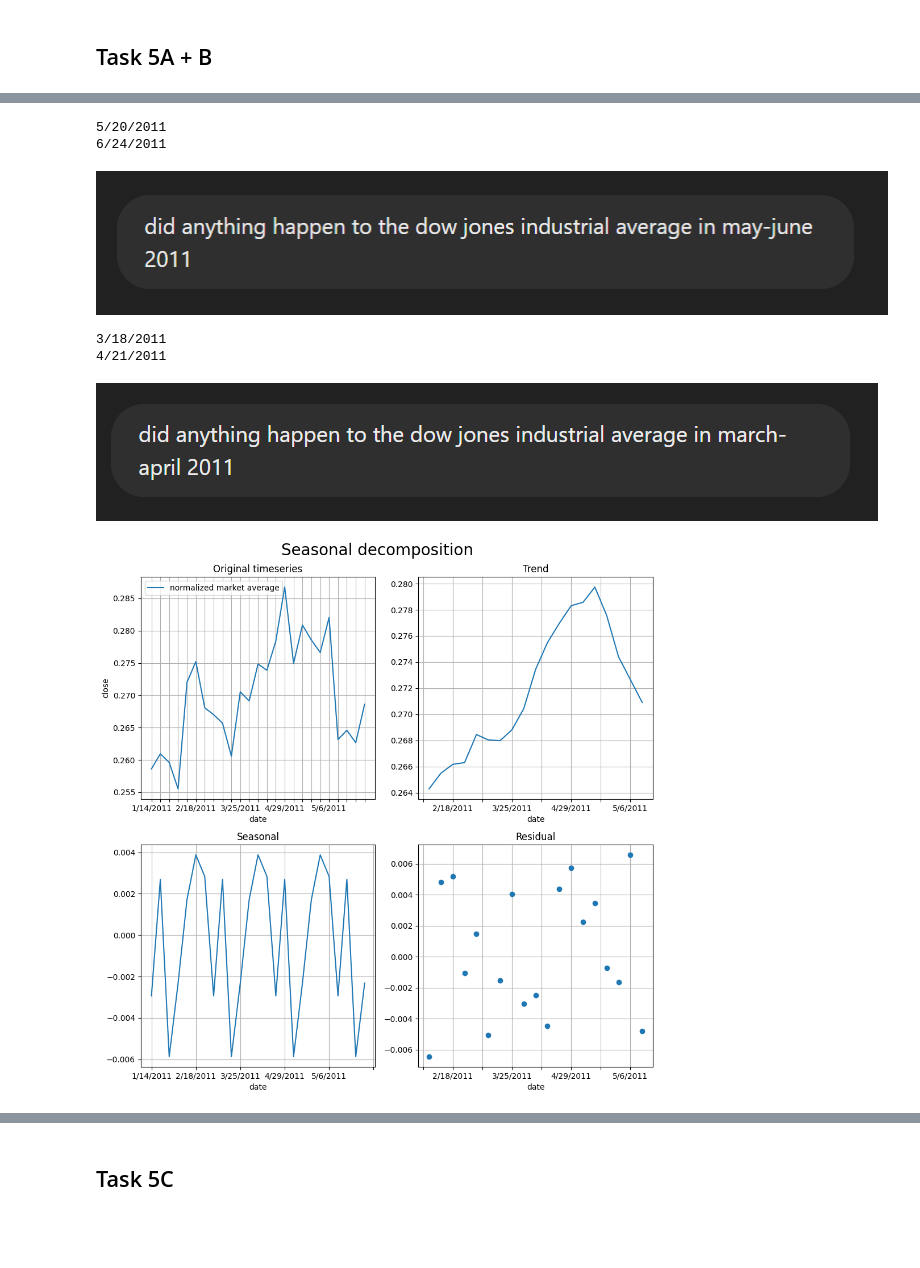
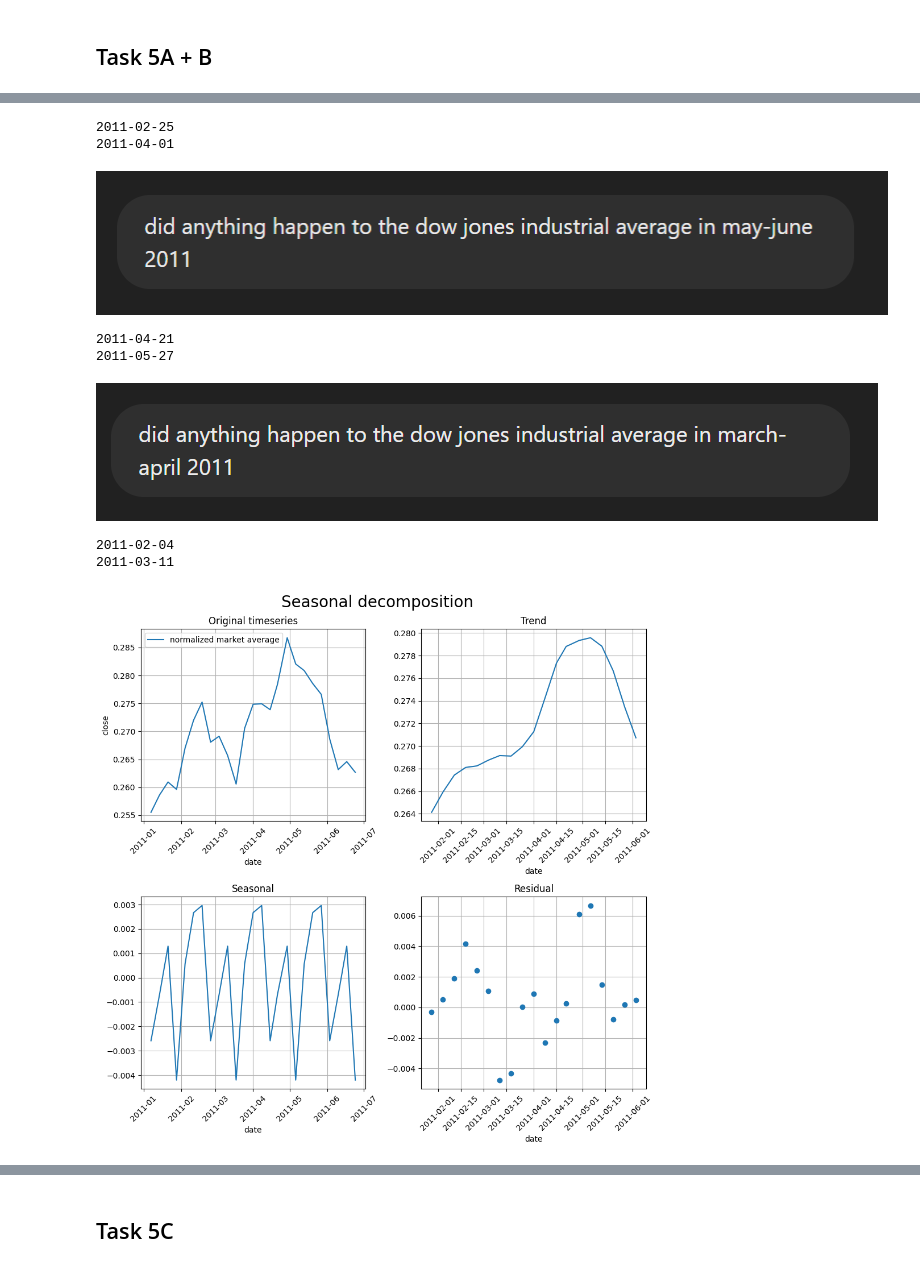
Before and after one commit to Victor-L-Almgren/Collaboration-Repo, a Jupyter notebook: Victor.ipynb, the cells around one changed output, grey strips where cells are left out. Drawn from its saved outputs; the diff is of its cells as text; code cells hidden in the pictures; blank space fills up the shorter version.

```diff
--- a/Victor.ipynb
+++ b/Victor.ipynb
@@ -34,22 +36,20 @@ dow_jones = dow_jones.assign(close=scaled_data)
 close_df = dow_jones[['date', 'close']]
 close_df = close_df.groupby(by=['date']).mean()
 
+close_df = close_df.reset_index()
+close_df = close_df.assign(date = [datetime.strptime(date_str, '%m/%d/%Y').date() for date_str in close_df['date']])
+close_df = close_df.set_index(close_df['date'])
+close_df = close_df.drop(columns=['date'])
+close_df = close_df.sort_index()
+
+
 # Summarizing the data
 display(close_df.describe())
 
 # Plotting the timeseries
-i = 0
-dates_to_plot = []
-for date in close_df.index:
-    if i % 5 == 0 or i == len(close_df.index):
-        dates_to_plot.append(date)
-    else:
-        dates_to_plot.append('')
-    i+=1
-
 
 fig, ax = plt.subplots(1,1, figsize = (10, 5))
-sns.lineplot(data=close_df, x=close_df.index, y='close', ax=ax, label='Normalized market average closing price').set_xticklabels(dates_to_plot)
+sns.lineplot(data=close_df, x='date', y='close', ax=ax, label='Normalized market average closing price')
 ax.legend()
 ax.set_xlabel('Week')
 ax.grid()
@@ -140,6 +146,7 @@ Image(filename='Images\chatgpt_prompt1.png')
 # Found these market reports to explain the market:
 
 # https://www.arkansasonline.com/news/2011/jun/10/stocks-rise-1st-time-june-20110610/?utm_source=chatgpt.com
+# https://www.marketwatch.com/story/us-stocks-decline-as-investors-mull-quakes-impact-djia-off-118-2011-03-14?utm_source=chatgpt.com
 
 
 # The stock market broke a six-day losing streak on Thursday, June 9, 2011, with the Dow Jones Industrial Average rising 75.42 points (0.6%)
@@ -153,8 +160,8 @@ Image(filename='Images\chatgpt_prompt1.png')
 # Despite the rebound, concerns lingered over high unemployment claims, Japan's earthquake impact, and Greece's debt crisis, which had been
 # weighing on markets since mid-April. Consolidated trading volume was 3.5 billion shares, with nearly twice as many stocks rising as falling.
 # %% [output]
-5/20/2011
-6/24/2011
+2011-02-25
+2011-04-01
 [figure]
 # %%
 # Anomaly period 2 explanation
@@ -169,6 +176,7 @@ Image(filename='Images\chapgpt_prompt2.png')
 
 # https://www.publishersweekly.com/pw/by-topic/industry-news/financial-reporting/article/47142-industry-stocks-april-2011-performances.html?utm_source=chatgpt.com
 
+
 # The Dow Jones Industrial Average and the Publishers Weekly Stock Index rose by similar amounts in April, with the Dow ahead 4.8% and t
 # he PWSI up 4.3%. The stock prices of nine companies on the PWSI rose in the month while prices declined at four. Barnes & Noble’s stock
 # price continued to be the most volatile in the publishing and bookselling industries.
@@ -178,37 +186,51 @@ Image(filename='Images\chapgpt_prompt2.png')
 # up over $15 in the month. While Wall Street tends to frown on companies that make large investments in their operations, investors seemed
 # to accept Amazon’s argument made in discussing first-quarter results that investments now will pay off in a big way in the future.
 # %% [output]
-3/18/2011
-4/21/2011
+2011-04-21
+2011-05-27
 [figure]
+# %%
+anomaly_period2_start = close_df.index[discord_idx3]
+anomaly_period2_end = close_df.index[discord_idx3 + m]
+print(anomaly_period2_start)
+print(anomaly_period2_end)
+
+#### Find source for this ####
+# %% [output]
+2011-02-04
+2011-03-11
 # %%
 # Seasonal decomposition
 
 # Applying seasonal decompotition with statsmodels.tsa
-nox_decomp = seasonal_decompose(close_df['close'], model='additive', period=7)     # I choose additive model here since the variance looks to be constant for this variable
+decomp = seasonal_decompose(close_df['close'], model='additive', period=7)     # I choose additive model here since the variance looks to be constant for this variable
 
 # Plotting'
 fig, ax = plt.subplots(2, 2, figsize=(10, 10))
 fig.suptitle('Seasonal decomposition', fontsize=20)
 
-sns.lineplot(data=close_df, x=close_df.index, y='close', ax=ax[0, 0], label='normalized market average').set_xticklabels(dates_to_plot)
+sns.lineplot(data=close_df, x=close_df.index, y='close', ax=ax[0, 0], label='normalized market average')
 ax[0, 0].set_title('Original timeseries')
 ax[0, 0].grid()
+ax[0, 0].tick_params(axis='x', labelrotation = 45)
 
-nox_decomp.trend.plot(ax=ax[0, 1])
+
+decomp.trend.plot(ax=ax[0, 1])
 ax[0, 1].set_title('Trend')
 ax[0, 1].grid()
+ax[0, 1].tick_params(axis='x', labelrotation = 45)
 
-nox_decomp.seasonal.plot(ax=ax[1, 0])
+decomp.seasonal.plot(ax=ax[1, 0])
 ax[1, 0].set_title('Seasonal')
 ax[1, 0].grid()
+ax[1, 0].tick_params(axis='x', labelrotation = 45)
 
-nox_decomp.resid.plot(marker='o', ax=ax[1, 1], linewidth=0)
+decomp.resid.plot(marker='o', ax=ax[1, 1], linewidth=0)
 ax[1, 1].set_title('Residual')
 ax[1, 1].grid()
-
+ax[1, 1].tick_params(axis='x', labelrotation = 45)
 
 plt.tight_layout()
 plt.show()
 # %% [output]
-[figure, old version]
+[figure, new version]
```
Also changed, not shown: parts of 13 cells of this notebook, 2 other files.
